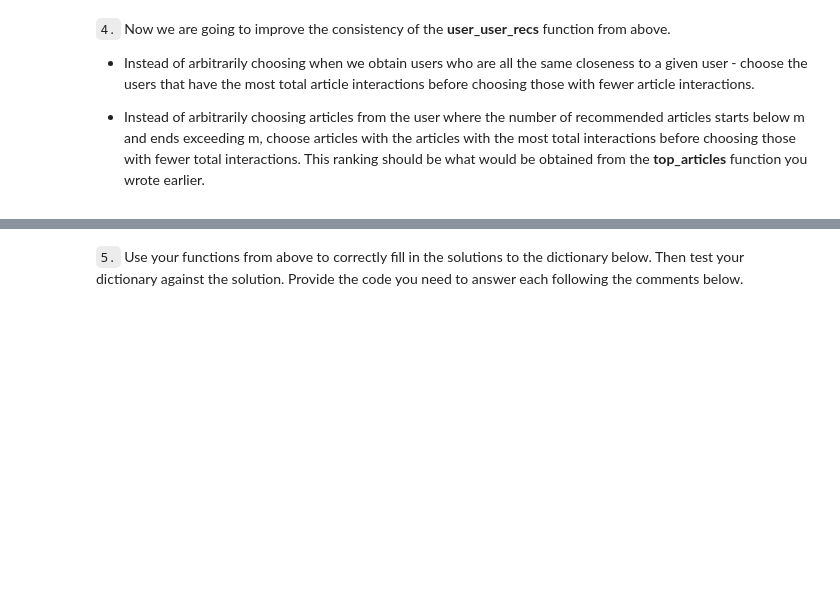
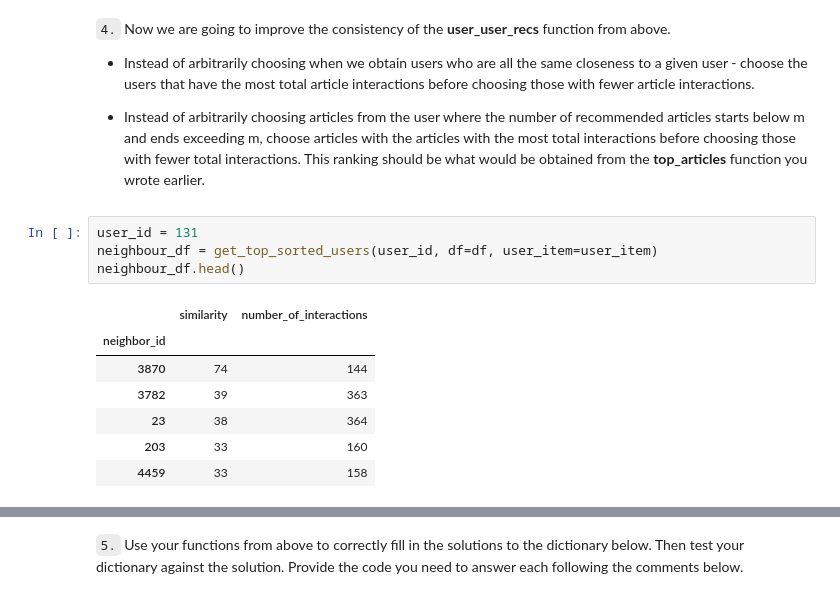
Before and after one commit to GinnCheng/Recommentation-Engines, a Jupyter notebook: Recommendations_with_IBM.ipynb, the cells around one changed output, grey strips where cells are left out. Cells and saved outputs as stored; diff of their text form; blank space fills up the shorter version.

```diff
--- a/Recommendations_with_IBM.ipynb
+++ b/Recommendations_with_IBM.ipynb
@@ -500,6 +500,18 @@ If this is all you see, you passed all of our tests!  Nice job!
 
 
 * Instead of arbitrarily choosing articles from the user where the number of recommended articles starts below m and ends exceeding m, choose articles with the articles with the most total interactions before choosing those with fewer total interactions. This ranking should be  what would be obtained from the **top_articles** function you wrote earlier.
+# %%
+user_id = 131
+neighbour_df = get_top_sorted_users(user_id, df=df, user_item=user_item)
+neighbour_df.head()
+# %% [output]
+|  | similarity | number_of_interactions |
+| neighbor_id |  |  |
+| 3870 | 74 | 144 |
+| 3782 | 39 | 363 |
+| 23 | 38 | 364 |
+| 203 | 33 | 160 |
+| 4459 | 33 | 158 |
 # %%
 def get_top_sorted_users(user_id, df=df, user_item=user_item):
     '''
```
Also changed, not shown: parts of 9 cells of this notebook.
